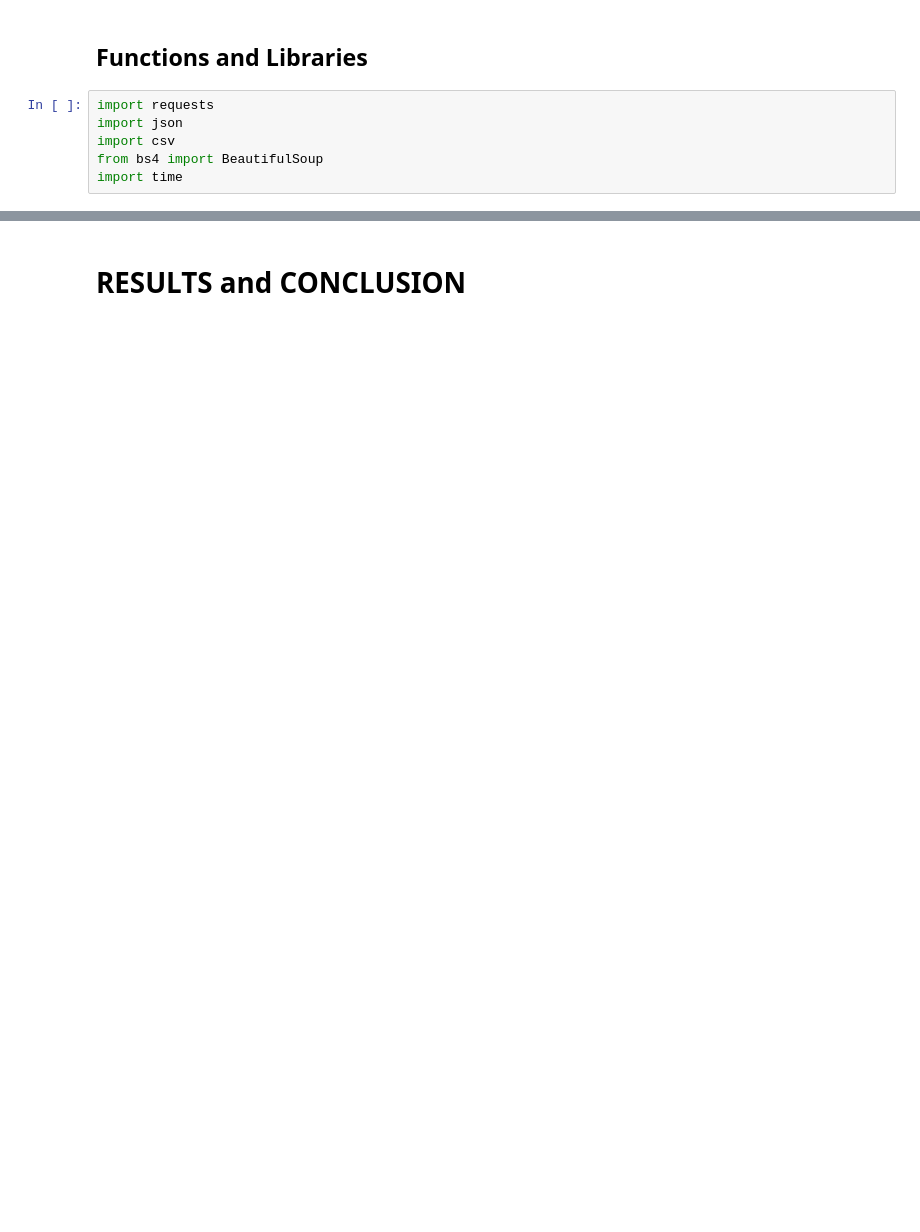
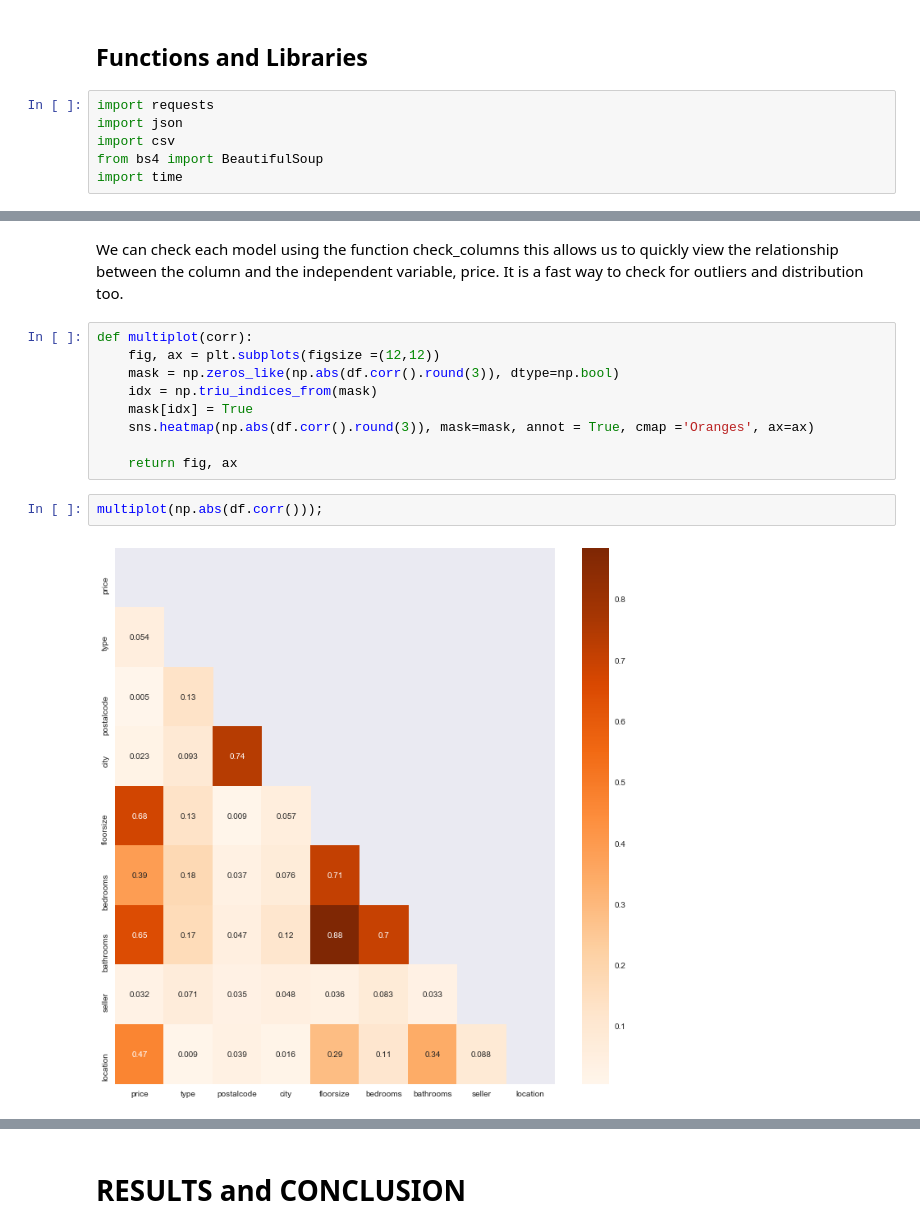
Before and after one commit to ohsusanna93/dsc-capstone-project-v2-online-ds-pt-100719, a Jupyter notebook: susanna's capstone/project.ipynb, the cells around one changed output, grey strips where cells are left out. Drawn from its saved outputs; the diff is of its cells as text; blank space fills up the shorter version.

```diff
--- a/susanna's capstone/project.ipynb
+++ b/susanna's capstone/project.ipynb
@@ -498,0 +726,15 @@ apartments
+# %% [markdown]
+We can check each model using the function check_columns this allows us to quickly view the relationship between the column and the independent variable, price. It is a fast way to check for outliers and distribution too.
+# %%
+def multiplot(corr):
+    fig, ax = plt.subplots(figsize =(12,12))
+    mask = np.zeros_like(np.abs(df.corr().round(3)), dtype=np.bool)
+    idx = np.triu_indices_from(mask)
+    mask[idx] = True
+    sns.heatmap(np.abs(df.corr().round(3)), mask=mask, annot = True, cmap ='Oranges', ax=ax)
+
+    return fig, ax
+# %%
+multiplot(np.abs(df.corr()));
+# %% [output]
+[figure, added]
```
Also changed, not shown: parts of 124 cells of this notebook, 3 other files.
